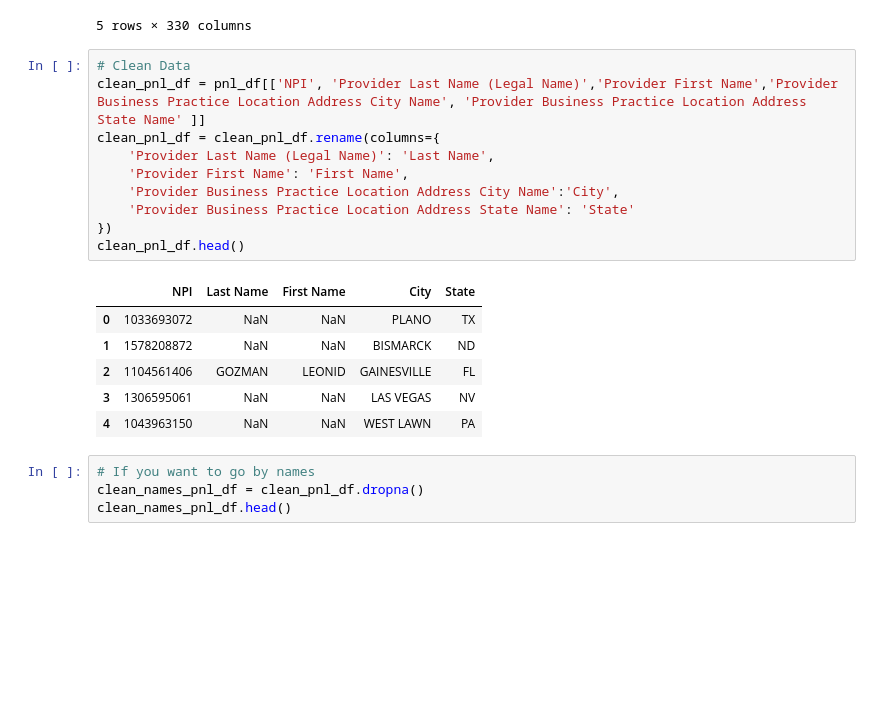
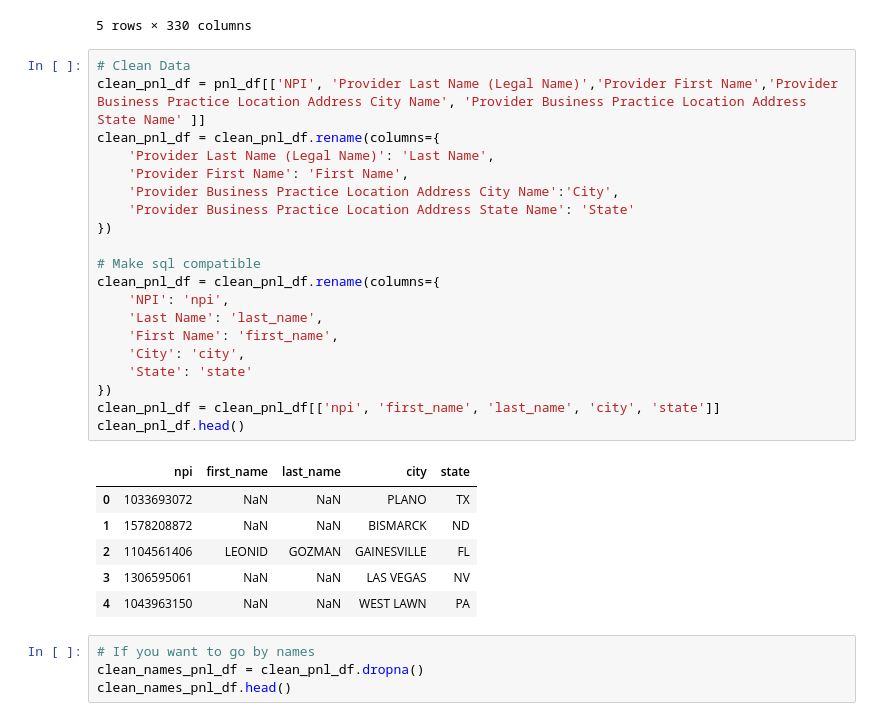
Before and after one commit to Mcusac/Project-2, a Jupyter notebook: Notebook.ipynb, the cells around one changed output. Cells and saved outputs as stored; diff of their text form; blank space fills up the shorter version.

```diff
--- a/Notebook.ipynb
+++ b/Notebook.ipynb
@@ -75,18 +92,28 @@ pnl_df.head()
 # %%
 # Clean Data
 clean_pnl_df = pnl_df[['NPI', 'Provider Last Name (Legal Name)','Provider First Name','Provider Business Practice Location Address City Name', 'Provider Business Practice Location Address State Name' ]]
 clean_pnl_df = clean_pnl_df.rename(columns={
     'Provider Last Name (Legal Name)': 'Last Name',
     'Provider First Name': 'First Name',
     'Provider Business Practice Location Address City Name':'City',
     'Provider Business Practice Location Address State Name': 'State'
 })
+
+# Make sql compatible
+clean_pnl_df = clean_pnl_df.rename(columns={
+    'NPI': 'npi',
+    'Last Name': 'last_name',
+    'First Name': 'first_name',
+    'City': 'city',
+    'State': 'state'
+})
+clean_pnl_df = clean_pnl_df[['npi', 'first_name', 'last_name', 'city', 'state']]
 clean_pnl_df.head()
 # %% [output]
-|  | NPI | Last Name | First Name | City | State |
+|  | npi | first_name | last_name | city | state |
 | 0 | 1033693072 | NaN | NaN | PLANO | TX |
 | 1 | 1578208872 | NaN | NaN | BISMARCK | ND |
-| 2 | 1104561406 | GOZMAN | LEONID | GAINESVILLE | FL |
+| 2 | 1104561406 | LEONID | GOZMAN | GAINESVILLE | FL |
 | 3 | 1306595061 | NaN | NaN | LAS VEGAS | NV |
 | 4 | 1043963150 | NaN | NaN | WEST LAWN | PA |
 # %%
```
Also changed, not shown: parts of 12 cells of this notebook, 3 other files.
